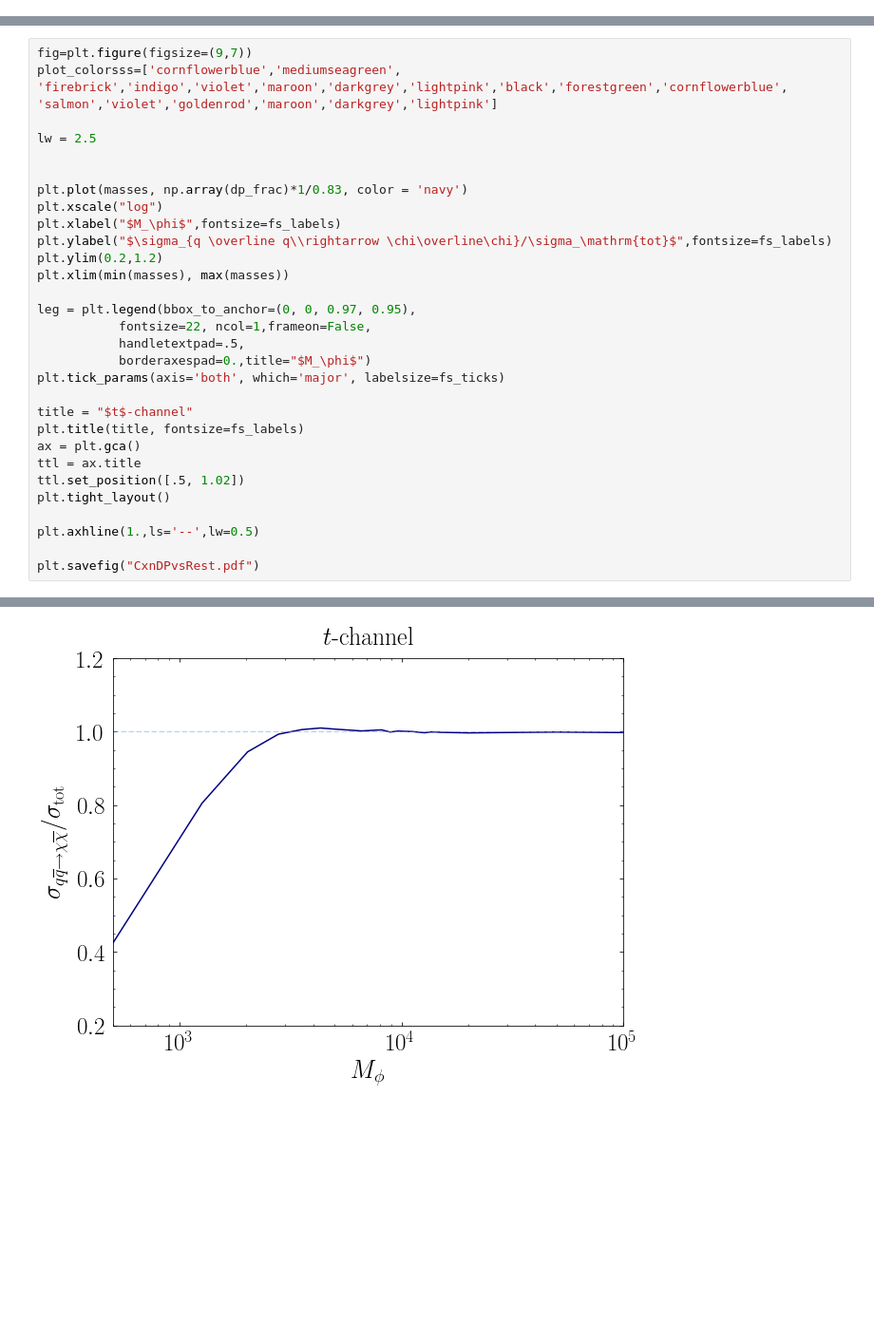
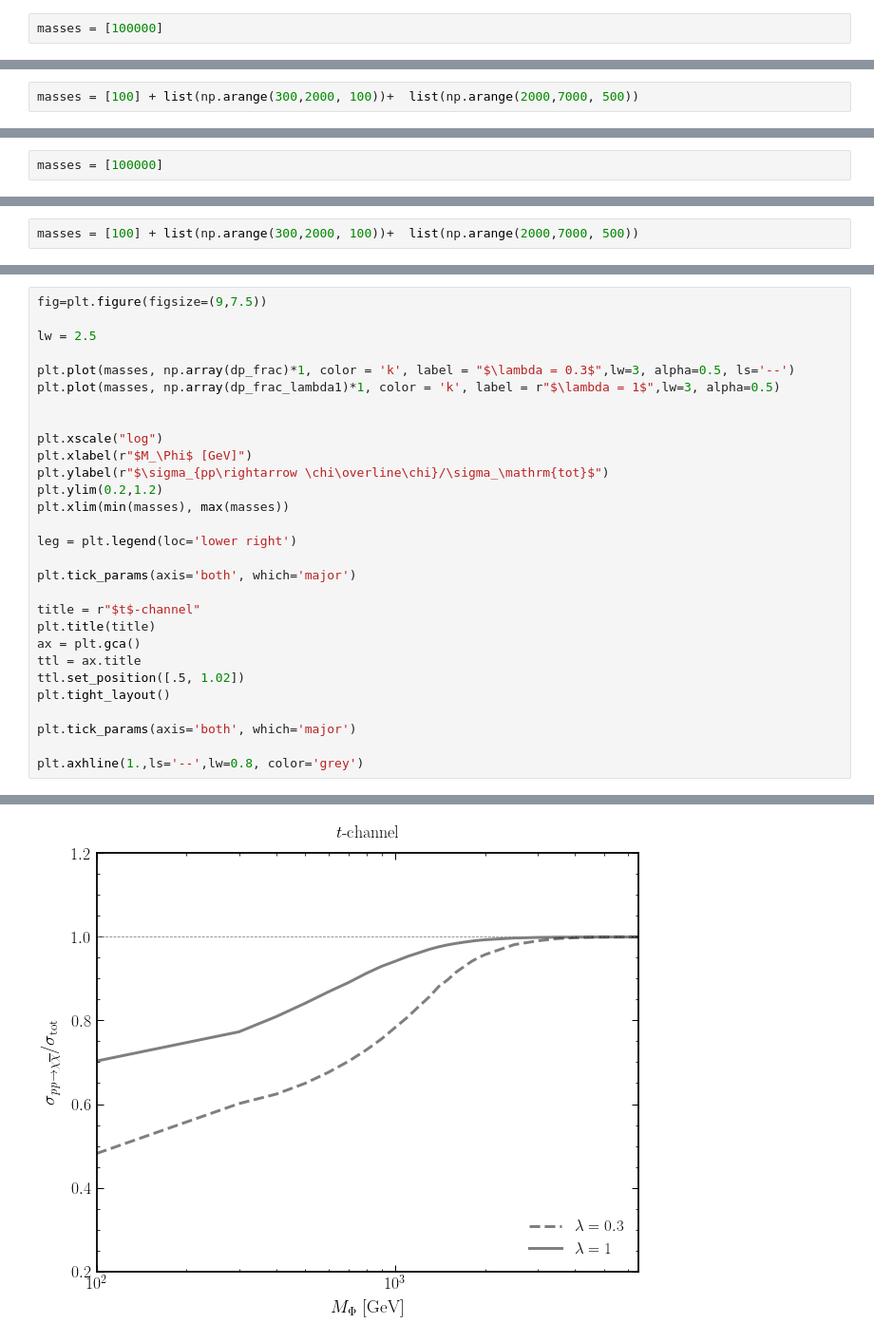
Before and after one commit to smsharma/DarkShowers, a Jupyter notebook: analysis/Get_DP_Cxns.ipynb, the cells around one changed output, grey strips where cells are left out. Shown at 95% size. Cells and saved outputs as stored; diff of their text form; blank space fills up the shorter version.

```diff
--- a/analysis/Get_DP_Cxns.ipynb
+++ b/analysis/Get_DP_Cxns.ipynb
@@ -17,2 +54,4 @@ masses = list(np.array([   500.        ,   1263.15789474,   2026.31578947,   278
+# %%
+masses = [100000]
 # %%
 dp_frac = []
@@ -65,0 +91,2 @@ fs_legend = 22
+# %%
+masses = [100] + list(np.arange(300,2000, 100))+  list(np.arange(2000,7000, 500))
@@ -65,0 +133,2 @@ fs_legend = 22
+# %%
+masses = [100000]
@@ -65,0 +167,2 @@ fs_legend = 22
+# %%
+masses = [100] + list(np.arange(300,2000, 100))+  list(np.arange(2000,7000, 500))
@@ -66,31 +207,30 @@ fs_legend = 22
 # %%
-fig=plt.figure(figsize=(9,7))
-plot_colorsss=['cornflowerblue','mediumseagreen', 'firebrick','indigo','violet','maroon','darkgrey','lightpink','black','forestgreen','cornflowerblue', 'salmon','violet','goldenrod','maroon','darkgrey','lightpink']
+fig=plt.figure(figsize=(9,7.5))
 
 lw = 2.5
 
+plt.plot(masses, np.array(dp_frac)*1, color = 'k', label = "$\lambda = 0.3$",lw=3, alpha=0.5, ls='--')
+plt.plot(masses, np.array(dp_frac_lambda1)*1, color = 'k', label = r"$\lambda = 1$",lw=3, alpha=0.5)
 
-plt.plot(masses, np.array(dp_frac)*1/0.83, color = 'navy')
+
 plt.xscale("log")
-plt.xlabel("$M_\phi$",fontsize=fs_labels)
-plt.ylabel("$\sigma_{q \overline q\\rightarrow \chi\overline\chi}/\sigma_\mathrm{tot}$",fontsize=fs_labels)
+plt.xlabel(r"$M_\Phi$ [GeV]")
+plt.ylabel(r"$\sigma_{pp\rightarrow \chi\overline\chi}/\sigma_\mathrm{tot}$")
 plt.ylim(0.2,1.2)
 plt.xlim(min(masses), max(masses))
 
-leg = plt.legend(bbox_to_anchor=(0, 0, 0.97, 0.95),
-           fontsize=22, ncol=1,frameon=False,
-           handletextpad=.5,
-           borderaxespad=0.,title="$M_\phi$")
-plt.tick_params(axis='both', which='major', labelsize=fs_ticks)
+leg = plt.legend(loc='lower right')
 
-title = "$t$-channel"
-plt.title(title, fontsize=fs_labels)
+plt.tick_params(axis='both', which='major')
+
+title = r"$t$-channel"
+plt.title(title)
 ax = plt.gca()
 ttl = ax.title
 ttl.set_position([.5, 1.02])
 plt.tight_layout()
 
-plt.axhline(1.,ls='--',lw=0.5)
+plt.tick_params(axis='both', which='major')
 
-plt.savefig("CxnDPvsRest.pdf")
+plt.axhline(1.,ls='--',lw=0.8, color='grey')
 # %% [output]
@@ -97 +238 @@ plt.savefig("CxnDPvsRest.pdf")
-[figure, old version]
+[figure, new version]
```
Also changed, not shown: parts of 23 cells of this notebook, 13 other files.
